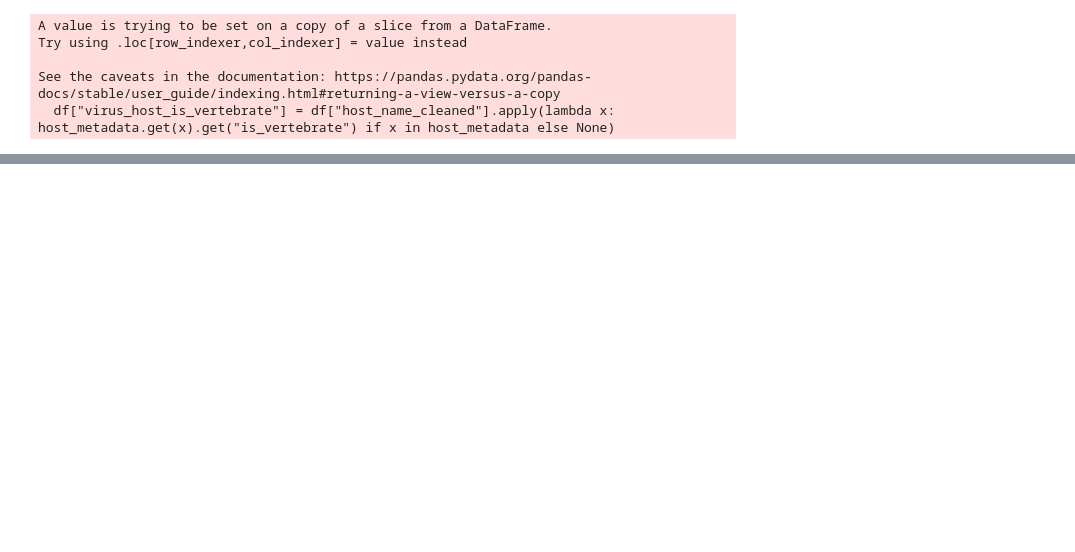
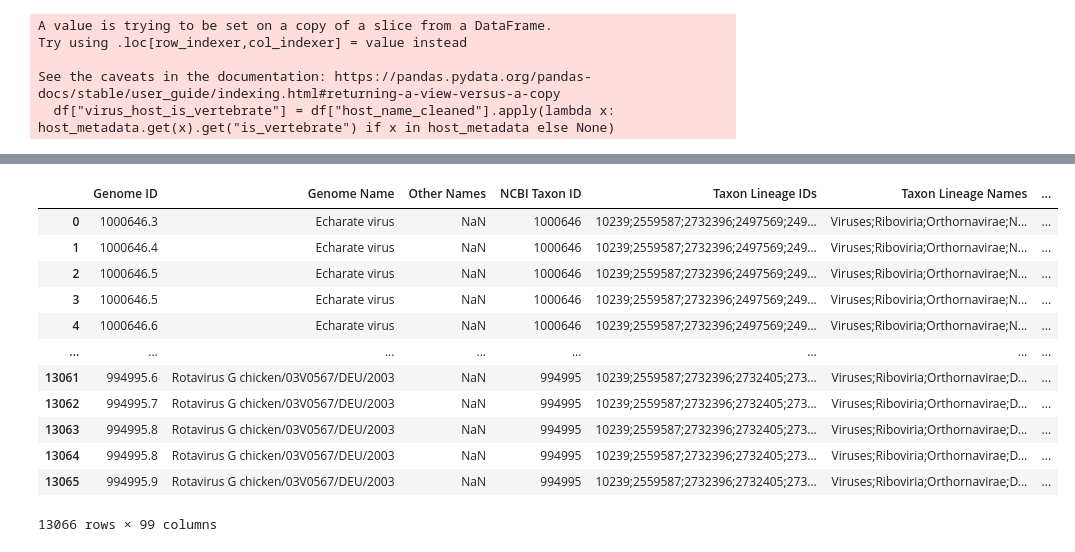
Before and after one commit to NeelTheBomb/HAVEN, a Jupyter notebook: src/jupyter_notebooks/datasets/generation/bvbrc/bvbrc_proteome_host_prediction_dataset.ipynb, the cells around one changed output, grey strips where cells are left out. Saved outputs shown, nothing was run; the diff lists cells and outputs as text; code cells hidden in the pictures; blank space fills up the shorter version.

```diff
--- a/src/jupyter_notebooks/datasets/generation/bvbrc/bvbrc_proteome_host_prediction_dataset.ipynb
+++ b/src/jupyter_notebooks/datasets/generation/bvbrc/bvbrc_proteome_host_prediction_dataset.ipynb
@@ -356,0 +607,4 @@ set(df["host_name_cleaned"].unique()) - set(host_metadata.keys())
+# %%
+merged_df_one_percent_prevelance = pd.merge(df_one_percent_prevelance, proteomes_proteins_df, left_on="GenBank Accessions", right_on="proteome_id")
+print(merged_df_one_percent_prevelance.shape)
+merged_df_one_percent_prevelance.columns
@@ -356,0 +681,17 @@ set(df["host_name_cleaned"].unique()) - set(host_metadata.keys())
+# %%
+merged_df_one_percent_prevelance["protein_id_name"] = merged_df_one_percent_prevelance["protein_id"] + "|" + merged_df_one_percent_prevelance["protein"]
+merged_df_one_percent_prevelance
+# %% [output]
+|  | Genome ID | Genome Name | Other Names | NCBI Taxon ID | Taxon Lineage IDs | Taxon Lineage Names | ... |
+| 0 | 1000646.3 | Echarate virus | NaN | 1000646 | 10239;2559587;2732396;2497569;249... | Viruses;Riboviria;Orthornavirae;N... | ... |
+| 1 | 1000646.4 | Echarate virus | NaN | 1000646 | 10239;2559587;2732396;2497569;249... | Viruses;Riboviria;Orthornavirae;N... | ... |
+| 2 | 1000646.5 | Echarate virus | NaN | 1000646 | 10239;2559587;2732396;2497569;249... | Viruses;Riboviria;Orthornavirae;N... | ... |
+| 3 | 1000646.5 | Echarate virus | NaN | 1000646 | 10239;2559587;2732396;2497569;249... | Viruses;Riboviria;Orthornavirae;N... | ... |
+| 4 | 1000646.6 | Echarate virus | NaN | 1000646 | 10239;2559587;2732396;2497569;249... | Viruses;Riboviria;Orthornavirae;N... | ... |
+| ... | ... | ... | ... | ... | ... | ... | ... |
+| 13061 | 994995.6 | Rotavirus G chicken/03V0567/DEU/2003 | NaN | 994995 | 10239;2559587;2732396;2732405;273... | Viruses;Riboviria;Orthornavirae;D... | ... |
+| 13062 | 994995.7 | Rotavirus G chicken/03V0567/DEU/2003 | NaN | 994995 | 10239;2559587;2732396;2732405;273... | Viruses;Riboviria;Orthornavirae;D... | ... |
+| 13063 | 994995.8 | Rotavirus G chicken/03V0567/DEU/2003 | NaN | 994995 | 10239;2559587;2732396;2732405;273... | Viruses;Riboviria;Orthornavirae;D... | ... |
+| 13064 | 994995.8 | Rotavirus G chicken/03V0567/DEU/2003 | NaN | 994995 | 10239;2559587;2732396;2732405;273... | Viruses;Riboviria;Orthornavirae;D... | ... |
+| 13065 | 994995.9 | Rotavirus G chicken/03V0567/DEU/2003 | NaN | 994995 | 10239;2559587;2732396;2732405;273... | Viruses;Riboviria;Orthornavirae;D... | ... |
+13066 rows × 99 columns
```
Also changed, not shown: parts of 55 cells of this notebook.
